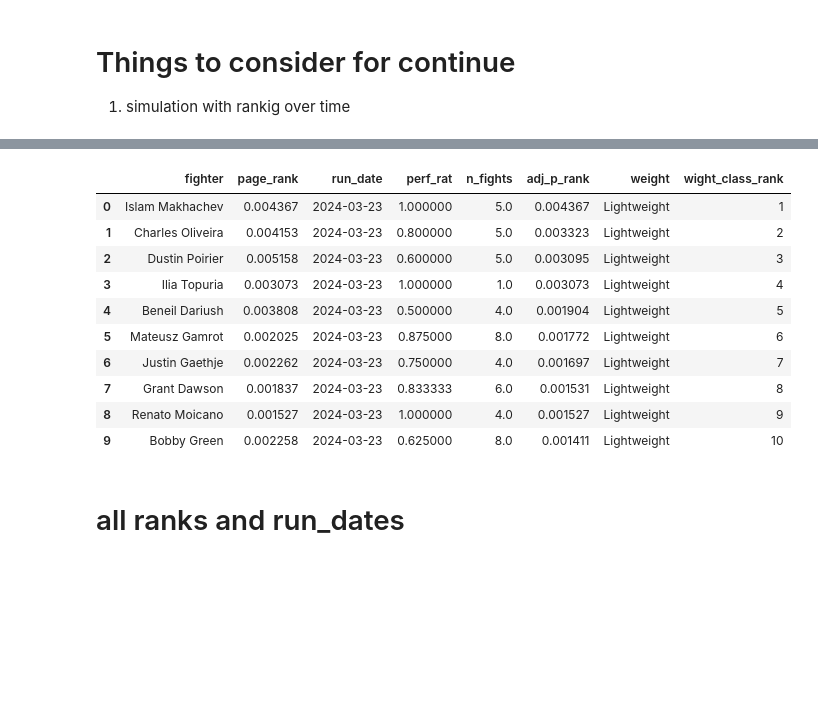
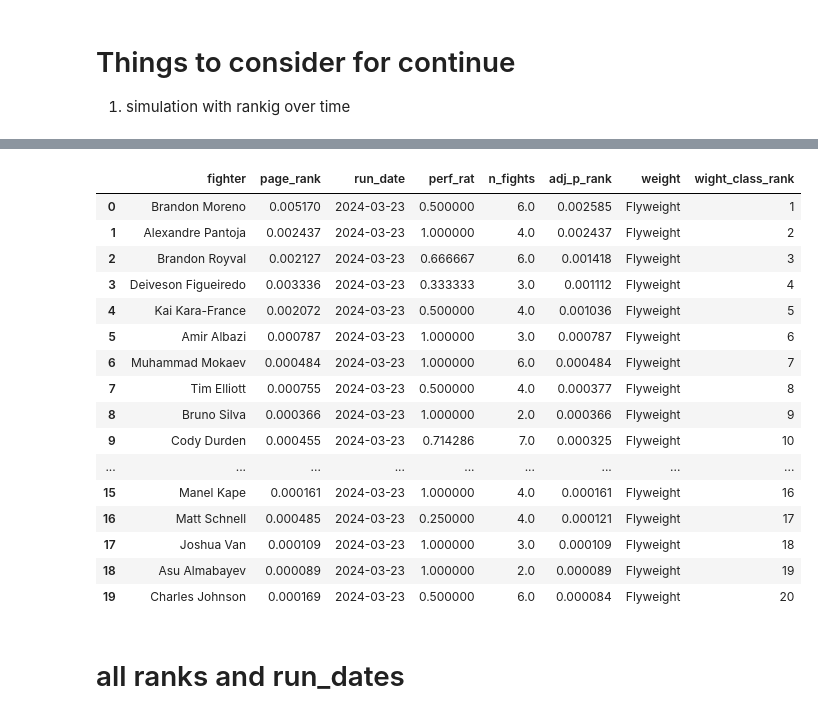
Before and after one commit to zarreh/mma_ranking, a Jupyter notebook: Notebooks/UFC_ranking/UFC_ranking_new.ipynb, the cells around one changed output, grey strips where cells are left out. Cells and saved outputs as stored; diff of their text form; code cells hidden in the pictures; blank space fills up the shorter version.

```diff
--- a/Notebooks/UFC_ranking/UFC_ranking_new.ipynb
+++ b/Notebooks/UFC_ranking/UFC_ranking_new.ipynb
@@ -5,18 +5,19 @@
 # %%
 from datetime import datetime, timedelta
 import pandas as pd
-from mma_ranking.ranking.preprocess import load_train_data, read_fights
+from mma_ranking.ranking.preprocess import load_train_data  # , read_fights
 from mma_ranking.ranking.network_ranking import (
-    fighter_perfomance,
-    calculate_rank,
+    # fighter_perfomance,
+    # calculate_rank,
     generate_ranks_weightclass,
+    normalizing_page_rank_per_class,
+    ranking_dictionary,
+    adjust_ranking_based_on_matches,
 )
-from sklearn.preprocessing import MinMaxScaler
-from typing import Union
-
+from mma_ranking.config import N_YEARS, WEIGHTCLASS_LIST
 
 # path = r"\data\all_fights_new.csv"
-path = r"..\..\data\all_fights_2024-04-05.csv"
+path = r"..\..\data\all_fights_2024-04-28.csv"
 start_date = "2014-01-01"
 number_years = 5  # number of years to train the model
 
@@ -248,17 +146,25 @@ updated_rankings[updated_rankings['rank']==8]
 # %%
-rankings_df[rankings_df['weight']=='Lightweight'].sort_values(by='wight_class_rank').head(10)
+rankings_df[rankings_df["weight"] == "Flyweight" ].sort_values(
+    by="wight_class_rank"
+).head(20)
 # %% [output]
 |  | fighter | page_rank | run_date | perf_rat | n_fights | adj_p_rank | weight | wight_class_rank |
-| 0 | Islam Makhachev | 0.004367 | 2024-03-23 | 1.000000 | 5.0 | 0.004367 | Lightweight | 1 |
-| 1 | Charles Oliveira | 0.004153 | 2024-03-23 | 0.800000 | 5.0 | 0.003323 | Lightweight | 2 |
-| 2 | Dustin Poirier | 0.005158 | 2024-03-23 | 0.600000 | 5.0 | 0.003095 | Lightweight | 3 |
-| 3 | Ilia Topuria | 0.003073 | 2024-03-23 | 1.000000 | 1.0 | 0.003073 | Lightweight | 4 |
-| 4 | Beneil Dariush | 0.003808 | 2024-03-23 | 0.500000 | 4.0 | 0.001904 | Lightweight | 5 |
-| 5 | Mateusz Gamrot | 0.002025 | 2024-03-23 | 0.875000 | 8.0 | 0.001772 | Lightweight | 6 |
-| 6 | Justin Gaethje | 0.002262 | 2024-03-23 | 0.750000 | 4.0 | 0.001697 | Lightweight | 7 |
-| 7 | Grant Dawson | 0.001837 | 2024-03-23 | 0.833333 | 6.0 | 0.001531 | Lightweight | 8 |
-| 8 | Renato Moicano | 0.001527 | 2024-03-23 | 1.000000 | 4.0 | 0.001527 | Lightweight | 9 |
-| 9 | Bobby Green | 0.002258 | 2024-03-23 | 0.625000 | 8.0 | 0.001411 | Lightweight | 10 |
+| 0 | Brandon Moreno | 0.005170 | 2024-03-23 | 0.500000 | 6.0 | 0.002585 | Flyweight | 1 |
+| 1 | Alexandre Pantoja | 0.002437 | 2024-03-23 | 1.000000 | 4.0 | 0.002437 | Flyweight | 2 |
+| 2 | Brandon Royval | 0.002127 | 2024-03-23 | 0.666667 | 6.0 | 0.001418 | Flyweight | 3 |
+| 3 | Deiveson Figueiredo | 0.003336 | 2024-03-23 | 0.333333 | 3.0 | 0.001112 | Flyweight | 4 |
+| 4 | Kai Kara-France | 0.002072 | 2024-03-23 | 0.500000 | 4.0 | 0.001036 | Flyweight | 5 |
+| 5 | Amir Albazi | 0.000787 | 2024-03-23 | 1.000000 | 3.0 | 0.000787 | Flyweight | 6 |
+| 6 | Muhammad Mokaev | 0.000484 | 2024-03-23 | 1.000000 | 6.0 | 0.000484 | Flyweight | 7 |
+| 7 | Tim Elliott | 0.000755 | 2024-03-23 | 0.500000 | 4.0 | 0.000377 | Flyweight | 8 |
+| 8 | Bruno Silva | 0.000366 | 2024-03-23 | 1.000000 | 2.0 | 0.000366 | Flyweight | 9 |
+| 9 | Cody Durden | 0.000455 | 2024-03-23 | 0.714286 | 7.0 | 0.000325 | Flyweight | 10 |
+| ... | ... | ... | ... | ... | ... | ... | ... | ... |
+| 15 | Manel Kape | 0.000161 | 2024-03-23 | 1.000000 | 4.0 | 0.000161 | Flyweight | 16 |
+| 16 | Matt Schnell | 0.000485 | 2024-03-23 | 0.250000 | 4.0 | 0.000121 | Flyweight | 17 |
+| 17 | Joshua Van | 0.000109 | 2024-03-23 | 1.000000 | 3.0 | 0.000109 | Flyweight | 18 |
+| 18 | Asu Almabayev | 0.000089 | 2024-03-23 | 1.000000 | 2.0 | 0.000089 | Flyweight | 19 |
+| 19 | Charles Johnson | 0.000169 | 2024-03-23 | 0.500000 | 6.0 | 0.000084 | Flyweight | 20 |
 # %% [markdown]
 # all ranks and run_dates
 # %%
```
Also changed, not shown: parts of 9 cells of this notebook, 5 other files.
